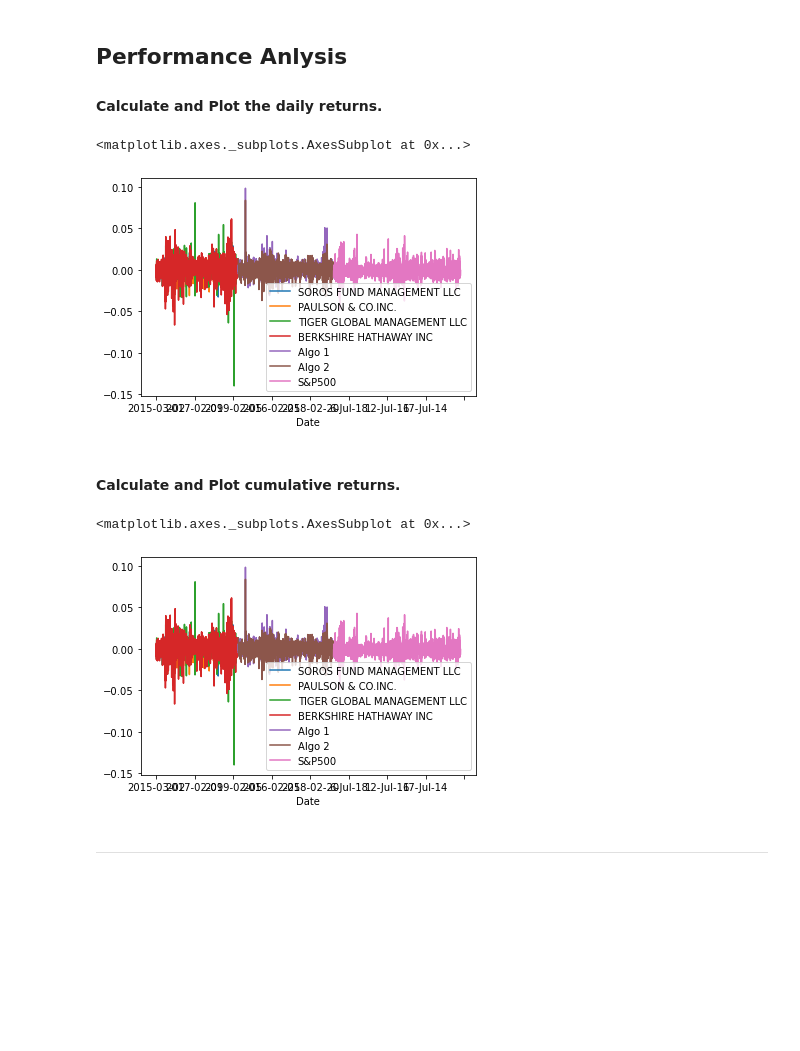
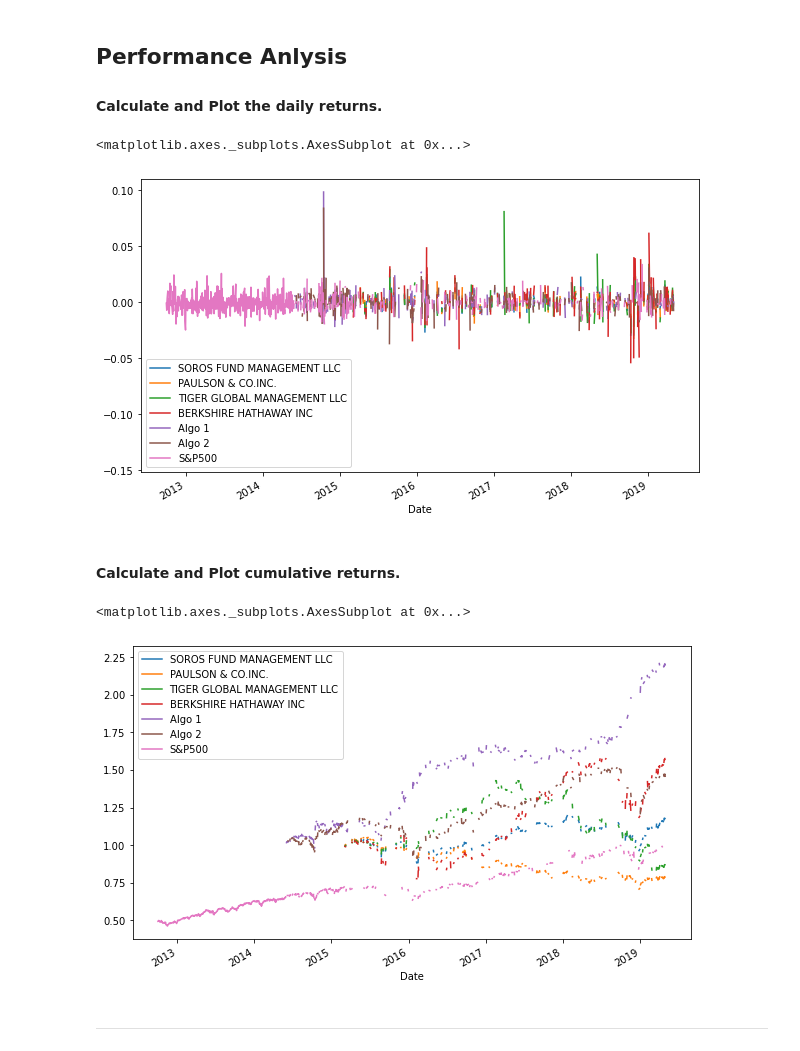
Before and after one commit to arwa486/UW-FinTech-Introduction, a Jupyter notebook: homework/whale_analysis.ipynb, the cells around one changed output. Cells and saved outputs as stored; diff of their text form; code cells hidden in the pictures; blank space fills up the shorter version.

```diff
--- a/homework/whale_analysis.ipynb
+++ b/homework/whale_analysis.ipynb
@@ -150,6 +150,6 @@ dtype: object
 # Fix Data Types
 SP500_returns_df['Close'] = SP500_returns_df['Close'].str.replace('$', '')
 SP500_returns_df['Close'] = pd.to_numeric(SP500_returns_df['Close'])
-#SP500_returns_df['Date'] = pd.to_datetime(SP500_returns_df['Date'])
+SP500_returns_df['Date'] = pd.to_datetime(SP500_returns_df['Date'])
 SP500_returns_df.dtypes
 # %% [output]
@@ -184,5 +184,6 @@ SP500_returns_df = SP500_returns_df.rename(columns = {'Close': 'S&P500'})
 # %%
 # Join Whale Returns, Algorithmic Returns, and the S&P 500 Returns into a single DataFrame with columns for each portfolio's returns.
 combined_df = pd.concat([whale_returns_df, algo_returns_df, SP500_returns_df])
-combined_df
+combined_df['Date'] = pd.to_datetime(combined_df['Date'])
+combined_df.set_index('Date', inplace = True)
 # %% [output]
@@ -211,20 +213,21 @@ In this section, you will calculate and visualize performance and risk metrics f
 #### Calculate and Plot the daily returns.
 # %%
 # Plot daily returns of all portfolios
-combined_df.plot(x = 'Date')
+combined_df.plot(figsize = (10,6))
 # %% [output]
 <matplotlib.axes._subplots.AxesSubplot at 0x...>
-[figure, old version]
+[figure, new version]
 # %% [markdown]
 #### Calculate and Plot cumulative returns.
 # %%
 # Calculate cumulative returns of all portfolios
-combined_df.cumsum(axis = 0)
-# Plot cumulative returns
-combined_df.plot(x = "Date")
+
+cumulative_returns_df = (1 + combined_df).cumprod()
+
+cumulative_returns_df.plot(figsize = (10, 6))
 # %% [output]
 <matplotlib.axes._subplots.AxesSubplot at 0x...>
-[figure, old version]
+[figure, new version]
 # %% [markdown]
 ---
 # %% [markdown]
```
Also changed, not shown: parts of 12 cells of this notebook, 1 other file.
